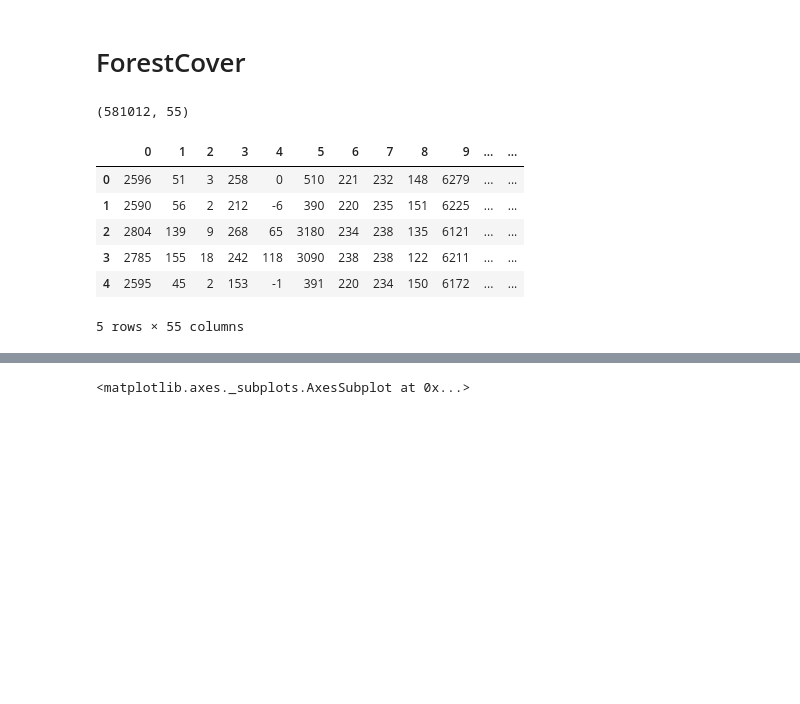
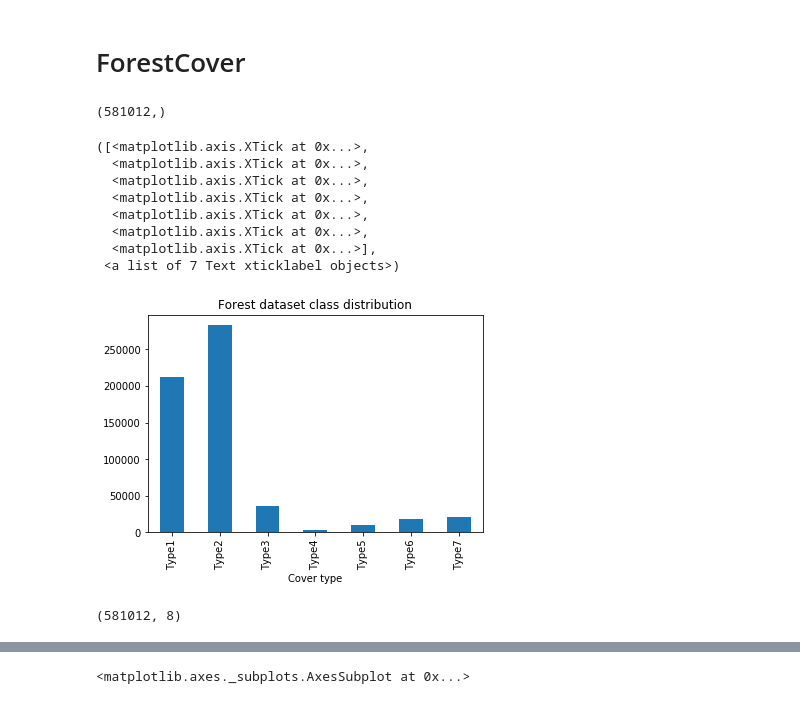
Before and after one commit to binli826/LSTM-Autoencoders, a Jupyter notebook: src/DataPreparation/Dataset description.ipynb, the cells around one changed output, grey strips where cells are left out. Drawn from its saved outputs; the diff is of its cells as text; code cells hidden in the pictures; blank space fills up the shorter version.

```diff
--- a/src/DataPreparation/Dataset description.ipynb
+++ b/src/DataPreparation/Dataset description.ipynb
@@ -211,18 +211,28 @@ pd.Series(tmp).plot()
 # %%
 f_forest = "C:/Users/Bin/Desktop/Thesis/dataset/forest.csv"
 f_forest_ = "C:/Users/Bin/Documents/Datasets/forest cover/covtype.data"
+# %%
+classlabel = pd.read_csv("C:/Users/Bin/Documents/Datasets/forest cover/covtype.data",header=None).iloc[:,-1]
+classlabel.shape
+# %% [output]
+(581012,)
+# %%
+classlabel.value_counts().sort_index().plot(kind="bar")
+plt.title("Forest dataset class distribution")
+plt.xlabel("Cover type")
+plt.xticks(range(7),["Type1","Type2","Type3","Type4","Type5","Type6","Type7"])
+# %% [output]
+([<matplotlib.axis.XTick at 0x...>,
+  <matplotlib.axis.XTick at 0x...>,
+  <matplotlib.axis.XTick at 0x...>,
+  <matplotlib.axis.XTick at 0x...>,
+  <matplotlib.axis.XTick at 0x...>,
+  <matplotlib.axis.XTick at 0x...>,
+  <matplotlib.axis.XTick at 0x...>],
+ <a list of 7 Text xticklabel objects>)
+[figure, added]
 # %%
-forest = pd.read_csv(f_forest_,header=None)
+forest = pd.read_csv(f_forest,header=None)
 forest.shape
 # %% [output]
-(581012, 55)
+(581012, 8)
-# %%
-forest.head()
-# %% [output]
-|  | 0 | 1 | 2 | 3 | 4 | 5 | 6 | 7 | 8 | 9 | ... | ... |
-| 0 | 2596 | 51 | 3 | 258 | 0 | 510 | 221 | 232 | 148 | 6279 | ... | ... |
-| 1 | 2590 | 56 | 2 | 212 | -6 | 390 | 220 | 235 | 151 | 6225 | ... | ... |
-| 2 | 2804 | 139 | 9 | 268 | 65 | 3180 | 234 | 238 | 135 | 6121 | ... | ... |
-| 3 | 2785 | 155 | 18 | 242 | 118 | 3090 | 238 | 238 | 122 | 6211 | ... | ... |
-| 4 | 2595 | 45 | 2 | 153 | -1 | 391 | 220 | 234 | 150 | 6172 | ... | ... |
-5 rows × 55 columns
```
Also changed, not shown: parts of 9 cells of this notebook, 4 other files.
